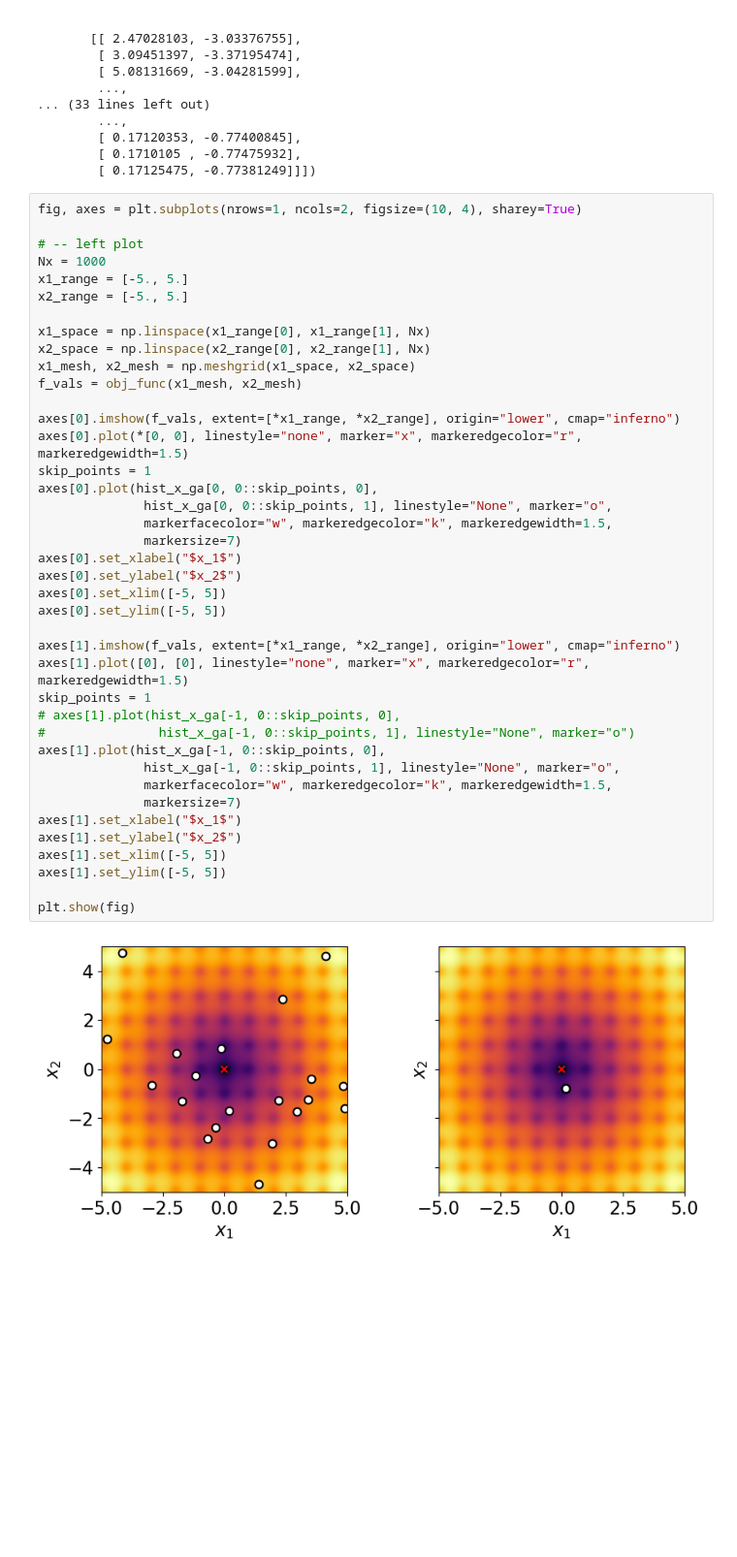
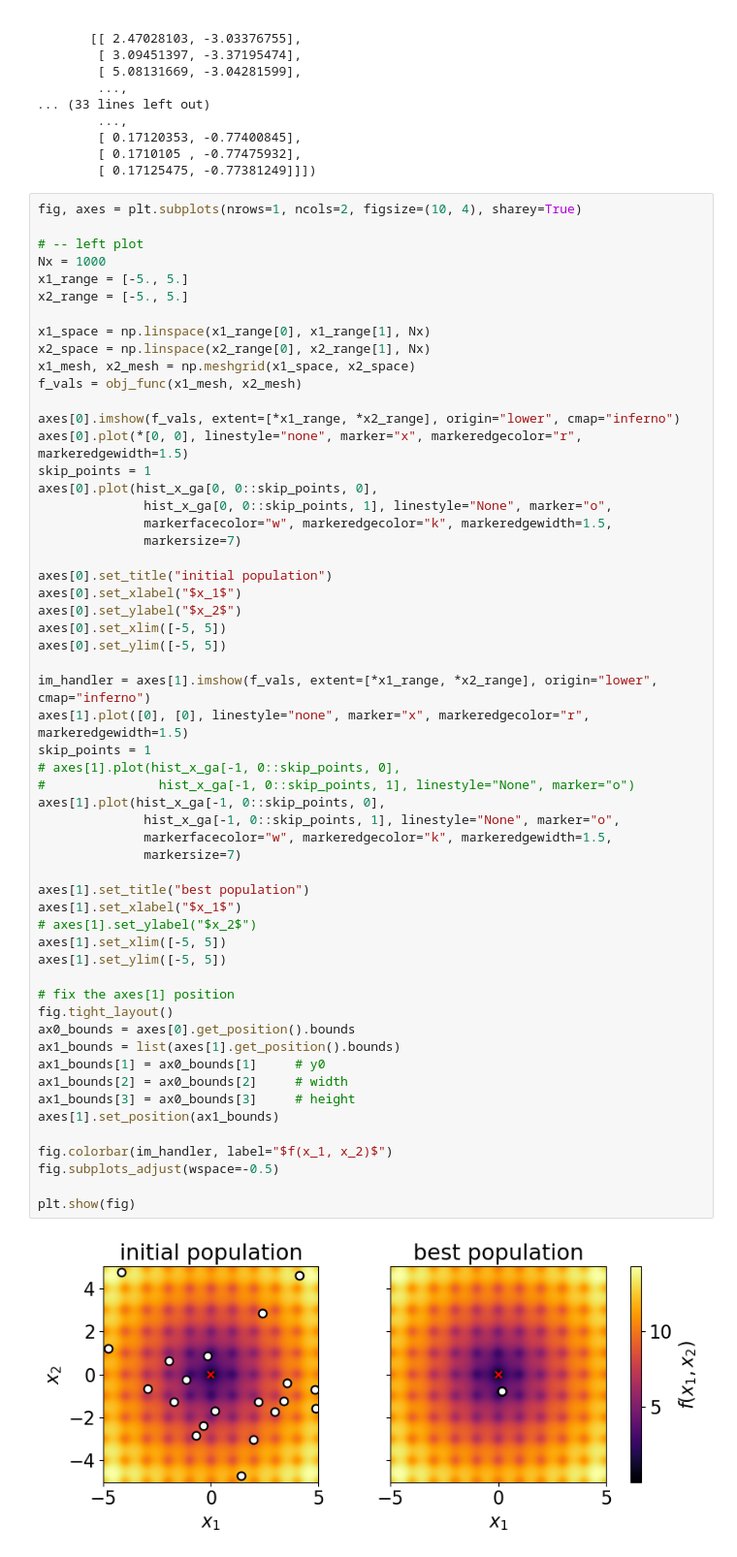
Before and after one commit to LugoBlogger/TE-201-428-artificial-intelligence, a Jupyter notebook: 01-genetic-algo/case-02-two-dim.ipynb, the cells around one changed output. Shown: that part at 97% size. Saved outputs shown, nothing was run; the diff lists cells and outputs as text; blank space fills up the shorter version.

```diff
--- a/01-genetic-algo/case-02-two-dim.ipynb
+++ b/01-genetic-algo/case-02-two-dim.ipynb
@@ -264,33 +259,49 @@ x1_space = np.linspace(x1_range[0], x1_range[1], Nx)
 x2_space = np.linspace(x2_range[0], x2_range[1], Nx)
 x1_mesh, x2_mesh = np.meshgrid(x1_space, x2_space)
 f_vals = obj_func(x1_mesh, x2_mesh)
 
 axes[0].imshow(f_vals, extent=[*x1_range, *x2_range], origin="lower", cmap="inferno")
 axes[0].plot(*[0, 0], linestyle="none", marker="x", markeredgecolor="r", markeredgewidth=1.5)
 skip_points = 1
 axes[0].plot(hist_x_ga[0, 0::skip_points, 0],
               hist_x_ga[0, 0::skip_points, 1], linestyle="None", marker="o",
               markerfacecolor="w", markeredgecolor="k", markeredgewidth=1.5,
               markersize=7)
+
+axes[0].set_title("initial population")
 axes[0].set_xlabel("$x_1$")
 axes[0].set_ylabel("$x_2$")
 axes[0].set_xlim([-5, 5])
 axes[0].set_ylim([-5, 5])
 
-axes[1].imshow(f_vals, extent=[*x1_range, *x2_range], origin="lower", cmap="inferno")
+im_handler = axes[1].imshow(f_vals, extent=[*x1_range, *x2_range], origin="lower", cmap="inferno")
 axes[1].plot([0], [0], linestyle="none", marker="x", markeredgecolor="r", markeredgewidth=1.5)
 skip_points = 1
 # axes[1].plot(hist_x_ga[-1, 0::skip_points, 0],
 #               hist_x_ga[-1, 0::skip_points, 1], linestyle="None", marker="o")
 axes[1].plot(hist_x_ga[-1, 0::skip_points, 0],
               hist_x_ga[-1, 0::skip_points, 1], linestyle="None", marker="o",
               markerfacecolor="w", markeredgecolor="k", markeredgewidth=1.5,
               markersize=7)
+
+axes[1].set_title("best population")
 axes[1].set_xlabel("$x_1$")
-axes[1].set_ylabel("$x_2$")
+# axes[1].set_ylabel("$x_2$")
 axes[1].set_xlim([-5, 5])
 axes[1].set_ylim([-5, 5])
 
+# fix the axes[1] position
+fig.tight_layout()
+ax0_bounds = axes[0].get_position().bounds
+ax1_bounds = list(axes[1].get_position().bounds)
+ax1_bounds[1] = ax0_bounds[1]     # y0
+ax1_bounds[2] = ax0_bounds[2]     # width
+ax1_bounds[3] = ax0_bounds[3]     # height
+axes[1].set_position(ax1_bounds)
+
+fig.colorbar(im_handler, label="$f(x_1, x_2)$")
+fig.subplots_adjust(wspace=-0.5)
+
 plt.show(fig)
 # %% [output]
-[figure, old version]
+[figure, new version]
```
Also changed, not shown: parts of 1 cell of this notebook, 3 other files.
